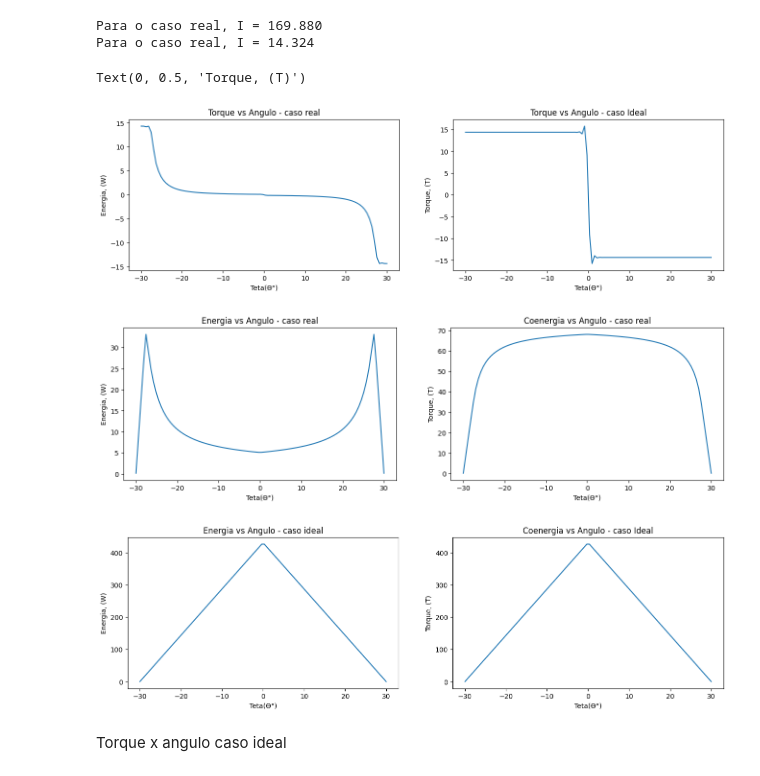
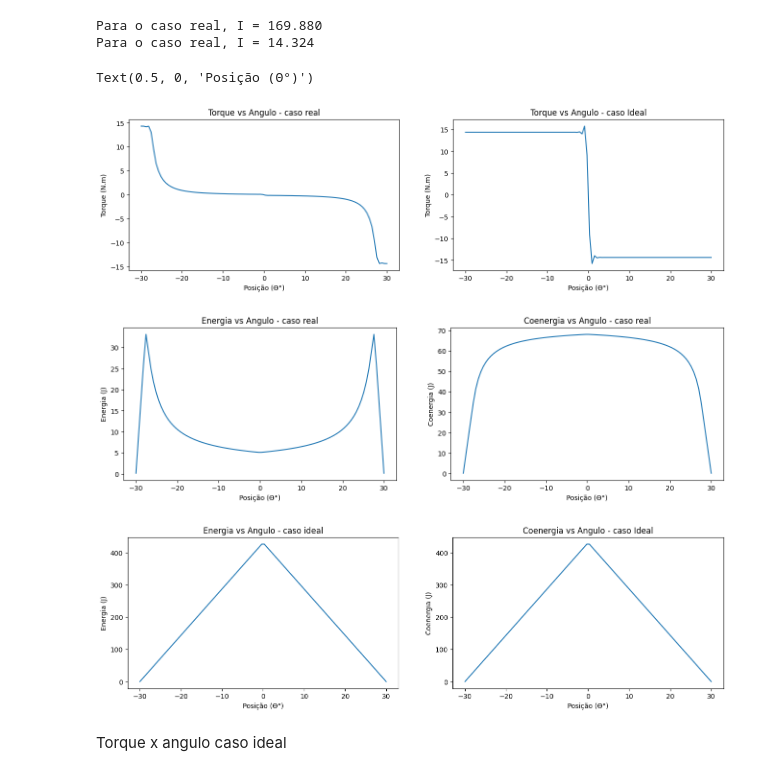
Before and after one commit to leoborgess/conversao-questao2, a Jupyter notebook: questao2.ipynb, the cells around one changed output. Drawn from its saved outputs; the diff is of its cells as text; code cells hidden in the pictures.

```diff
--- a/questao2.ipynb
+++ b/questao2.ipynb
@@ -56,9 +56,9 @@ for i in range(0, len(A_util)):
     plt.plot(I_real, Fluxo_conc)
     plt.xlim([-0.1,50])
     plt.legend(["λ(30°)", "λ(20°)", "λ(10°)", "λ(0°)"], loc = "best", prop={'size':10})
-    plt.xlabel('Corrente, I (A)')
-    plt.ylabel('Fluxo Concatenado, λ (Wb)')
-    plt.title('Forma Real')
+    plt.xlabel('Corrente (A)')
+    plt.ylabel('Fluxo Concatenado (Wb)')
+    plt.title('Fluxo concatenado vs Corrente - caso real')
     plt.grid(True)
 
     plt.subplot(1,2,2)
@@ -66,7 +66,7 @@ for i in range(0, len(A_util)):
     plt.xlim([-0.01,20])
     plt.legend(["λ(30°)", "λ(20°)", "λ(10°)", "λ(0°)"], loc = "best", prop={'size':10})
     plt.grid(True)
-    plt.xlabel('Corrente, I (A)')
-    plt.ylabel('Fluxo Concatenado, λ (W)')
-    plt.title('Forma Ideal')
+    plt.xlabel('Corrente (A)')
+    plt.ylabel('Fluxo Concatenado (Wb)')
+    plt.title('Fluxo concatenado vs Corrente - caso ideal')
 # %% [output]
@@ -142,55 +142,55 @@ Torque_ideal = InterPol_CoEnergiaIdeal.derivative()(angulos_torque)
 
 plt.figure(figsize=(16, 9))
 plt.subplot(2, 2, 1)
 plt.plot(angulos_torque, Torque_real)
-plt.title("Torque vs Angulo - caso real")
-plt.ylabel("Energia, (W)")
-plt.xlabel("Teta(Θ°)")
+plt.title("Torque vs Ângulo - caso real")
+plt.ylabel("Torque (N.m)")
+plt.xlabel("Posição (Θ°)")
 
 plt.subplot(2, 2, 2)
 plt.plot(angulos_torque, Torque_ideal)
-plt.title("Torque vs Angulo - caso Ideal")
-plt.xlabel("Teta(Θ°)")
-plt.ylabel("Torque, (T)")
+plt.title("Torque vs Ângulo - caso Ideal")
+plt.ylabel("Torque (N.m)")
+plt.xlabel("Posição (Θ°)")
 
 ###############################################################
 
 plt.figure(figsize=(16, 9))
 plt.subplot(2, 2, 1)
 plt.plot(angulos_torque, Energia_real)
-plt.title("Energia vs Angulo - caso real")
-plt.ylabel("Energia, (W)")
-plt.xlabel("Teta(Θ°)")
+plt.title("Energia vs Ângulo - caso real")
+plt.ylabel("Energia (J)")
+plt.xlabel("Posição (Θ°)")
 
 plt.subplot(2, 2, 2)
 plt.plot(angulos_torque, CoEnergia_real)
-plt.title("Coenergia vs Angulo - caso real")
-plt.xlabel("Teta(Θ°)")
-plt.ylabel("Torque, (T)")
+plt.title("Coenergia vs Ângulo - caso real")
+plt.ylabel("Coenergia (J)")
+plt.xlabel("Posição (Θ°)")
 
 ###############################################################
 
 ###############################################################
 
 plt.figure(figsize=(16, 9))
 plt.subplot(2, 2, 1)
 plt.plot(angulos_torque, Energia_ideal)
-plt.title("Energia vs Angulo - caso ideal")
-plt.ylabel("Energia, (W)")
-plt.xlabel("Teta(Θ°)")
+plt.title("Energia vs Ângulo - caso ideal")
+plt.ylabel("Energia (J)")
+plt.xlabel("Posição (Θ°)")
 
 plt.subplot(2, 2, 2)
 plt.plot(angulos_torque, CoEnergia_ideal)
-plt.title("Coenergia vs Angulo - caso Ideal")
-plt.xlabel("Teta(Θ°)")
-plt.ylabel("Torque, (T)")
+plt.title("Coenergia vs Ângulo - caso Ideal")
+plt.ylabel("Coenergia (J)")
+plt.xlabel("Posição (Θ°)")
 
 ###############################################################
 # %% [output]
-Text(0, 0.5, 'Torque, (T)')
+Text(0.5, 0, 'Posição (Θ°)')
-[figure, old version]
+[figure, new version]
-[figure, old version]
+[figure, new version]
-[figure, old version]
+[figure, new version]
 # %% [markdown]
 Torque x angulo caso ideal
 # %%
```
Also changed, not shown: parts of 2 cells of this notebook.
